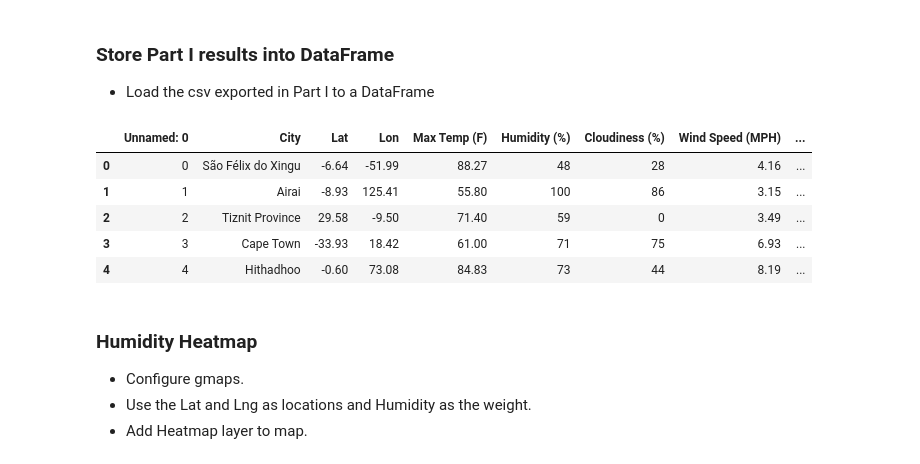
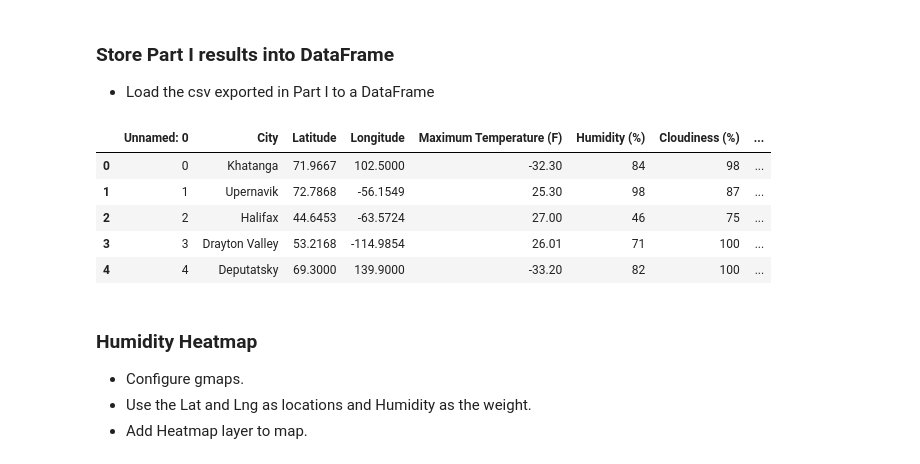
Before and after one commit to swillia75/Latitude_effect_on_weather_conditions_using_pythonapi, a Jupyter notebook: code/VacationPy.ipynb, the cells around one changed output. Saved outputs shown, nothing was run; the diff lists cells and outputs as text; code cells hidden in the pictures.

```diff
--- a/code/VacationPy.ipynb
+++ b/code/VacationPy.ipynb
@@ -19,16 +19,18 @@ from api_keys import g_key
 ### Store Part I results into DataFrame
 * Load the csv exported in Part I to a DataFrame
 # %%
-city_data = pd.read_csv("city_weather_data.csv")
+#Create dataframe from Weatherpy csv file
+
+city_data = pd.read_csv("data/city_weather_data.csv")
 
 city_data.head()
 # %% [output]
-|  | Unnamed: 0 | City | Lat | Lon | Max Temp (F) | Humidity (%) | Cloudiness (%) | Wind Speed (MPH) | ... |
-| 0 | 0 | São Félix do Xingu | -6.64 | -51.99 | 88.27 | 48 | 28 | 4.16 | ... |
-| 1 | 1 | Airai | -8.93 | 125.41 | 55.80 | 100 | 86 | 3.15 | ... |
-| 2 | 2 | Tiznit Province | 29.58 | -9.50 | 71.40 | 59 | 0 | 3.49 | ... |
-| 3 | 3 | Cape Town | -33.93 | 18.42 | 61.00 | 71 | 75 | 6.93 | ... |
-| 4 | 4 | Hithadhoo | -0.60 | 73.08 | 84.83 | 73 | 44 | 8.19 | ... |
+|  | Unnamed: 0 | City | Latitude | Longitude | Maximum Temperature (F) | Humidity (%) | Cloudiness (%) | ... |
+| 0 | 0 | Khatanga | 71.9667 | 102.5000 | -32.30 | 84 | 98 | ... |
+| 1 | 1 | Upernavik | 72.7868 | -56.1549 | 25.30 | 98 | 87 | ... |
+| 2 | 2 | Halifax | 44.6453 | -63.5724 | 27.00 | 46 | 75 | ... |
+| 3 | 3 | Drayton Valley | 53.2168 | -114.9854 | 26.01 | 71 | 100 | ... |
+| 4 | 4 | Deputatsky | 69.3000 | 139.9000 | -33.20 | 82 | 100 | ... |
 # %% [markdown]
 ### Humidity Heatmap
 * Configure gmaps.
```
Also changed, not shown: parts of 2 cells of this notebook, 1 other file.
